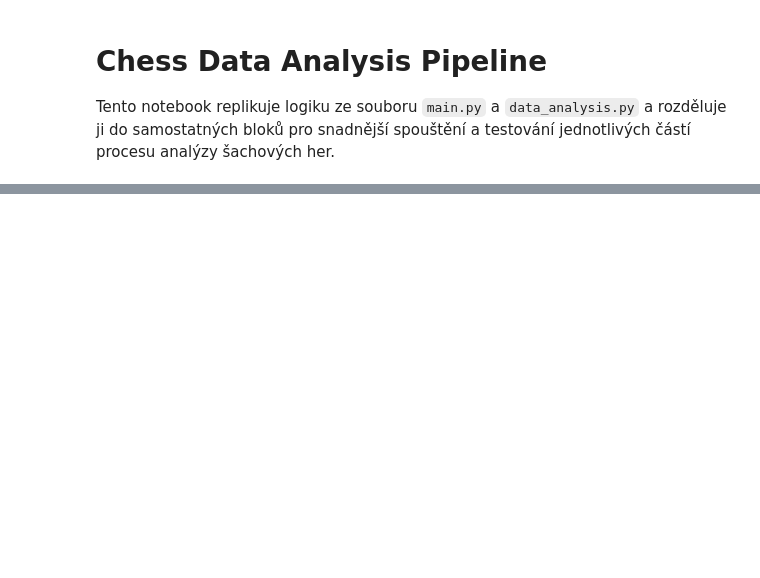
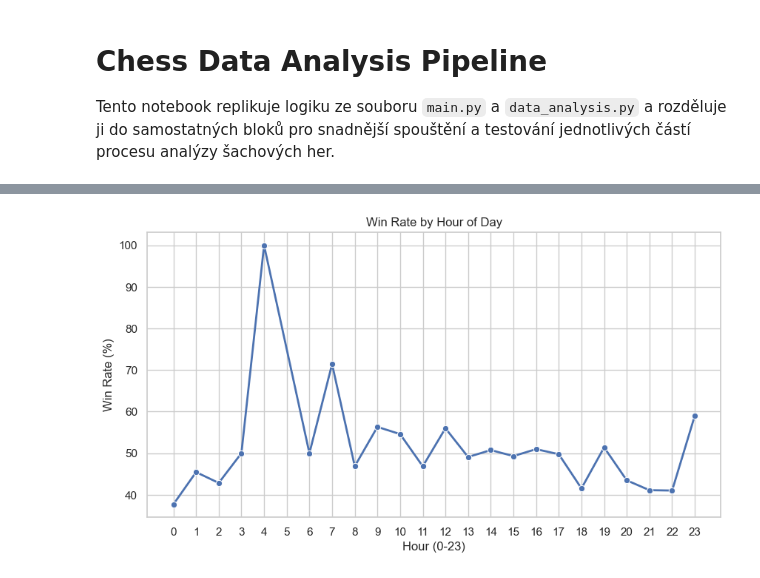
Before and after one commit to havlikviktor/DMB2_semestralni_prace, a Jupyter notebook: main_notebook.ipynb, the cells around one changed output, grey strips where cells are left out. Saved outputs shown, nothing was run; the diff lists cells and outputs as text; code cells hidden in the pictures; blank space fills up the shorter version.

```diff
--- a/main_notebook.ipynb
+++ b/main_notebook.ipynb
@@ -97,0 +116,5 @@ else:
+# %%
+if not df_games.empty:
+    data_analysis.plot_hourly_winrate(df_games)
+# %% [output]
+[figure, added]
```
Also changed, not shown: parts of 22 cells of this notebook, 1 other file.
